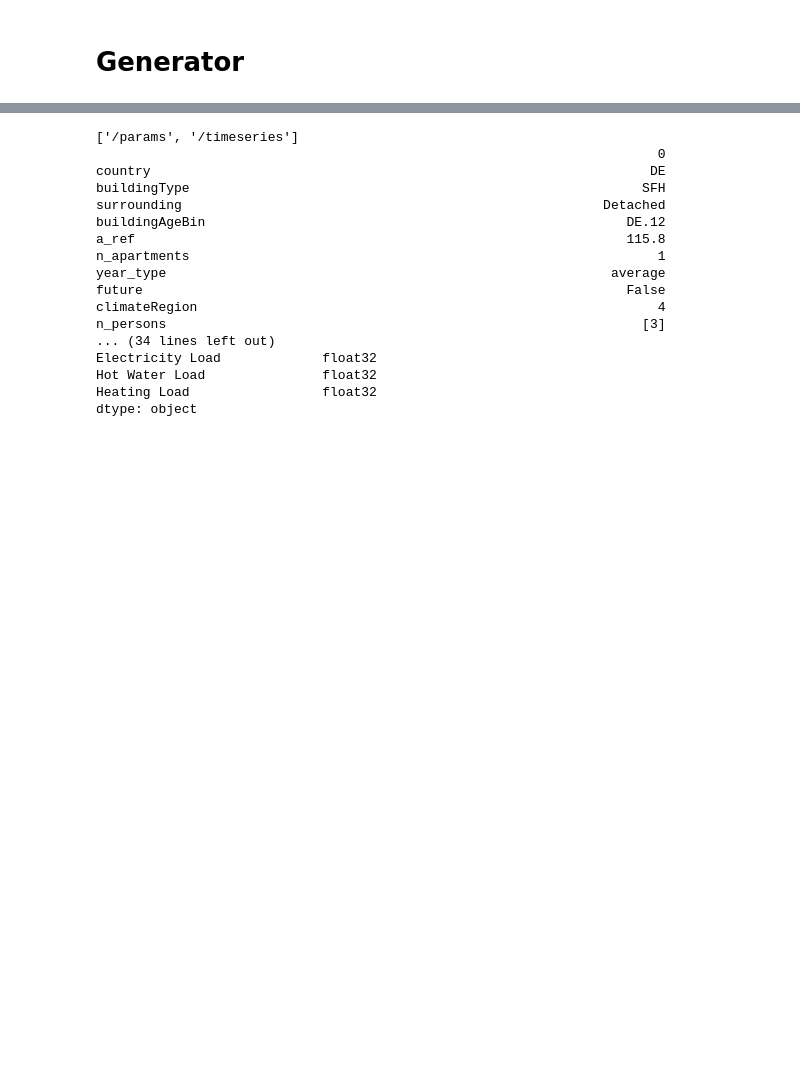
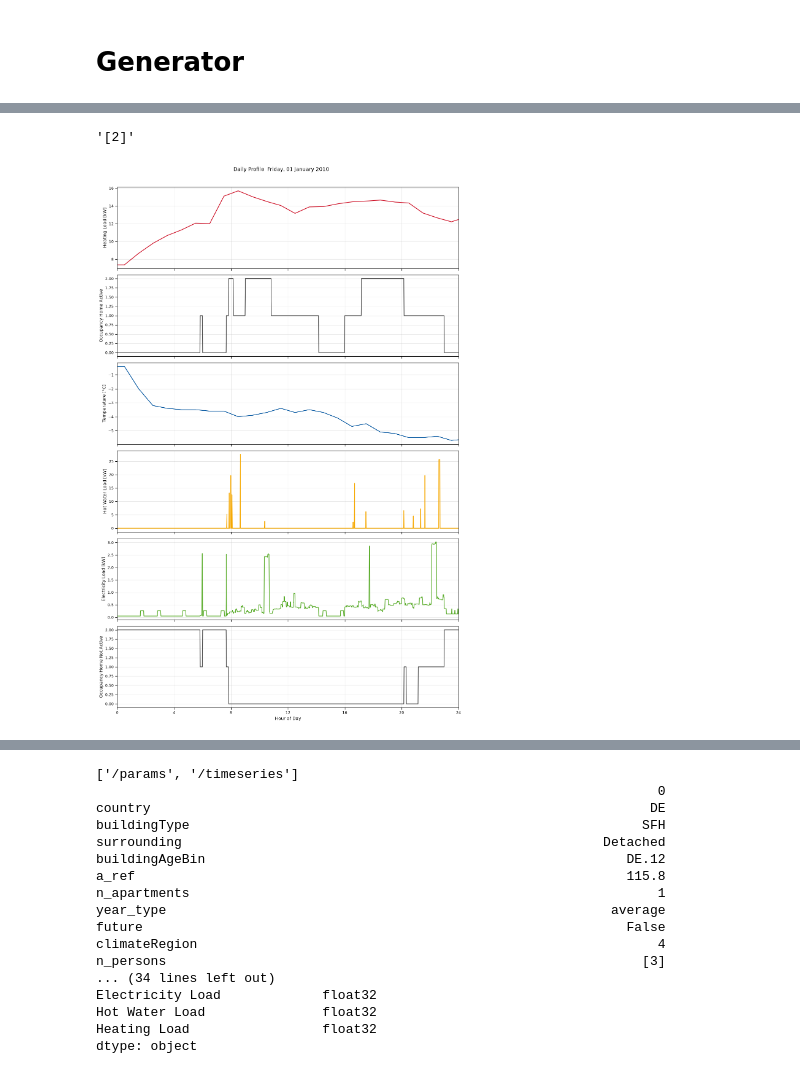
Before and after one commit to NV717/tsib_simuflex, a Jupyter notebook: Generation_Manifest.ipynb, the cells around one changed output, grey strips where cells are left out. Drawn from its saved outputs; the diff is of its cells as text; code cells hidden in the pictures; blank space fills up the shorter version.

```diff
--- a/Generation_Manifest.ipynb
+++ b/Generation_Manifest.ipynb
@@ -254,0 +196,3 @@ Total:240, Remain: 111, Done: 129
+# %%
+result_files = list(RESULTS_DIR.glob("run_*.h5"))
+print("Result files:", len(result_files))
@@ -254,0 +201,12 @@ Total:240, Remain: 111, Done: 129
+# %%
+sample = result_files[2]
+
+with pd.HDFStore(sample, mode="r") as store:
+    print(store)
+    print(store.keys())
+
+    ts = store["timeseries"]
+    params = store["params"]
+
+print(ts.head())
+print(params.T)
@@ -254,0 +231,8 @@ Total:240, Remain: 111, Done: 129
+# %%
+params["n_persons"][0]
+# %% [output]
+'[2]'
+# %%
+plot_building(ts, mode="day", day_of_year=1,profiles=["Heating Load","Occupancy Home Active","T" ,"Hot Water Load", "Electricity Load", "Occupancy Home Not Active"])
+# %% [output]
+[figure, added]
```
Also changed, not shown: parts of 34 cells of this notebook, 3 other files.
